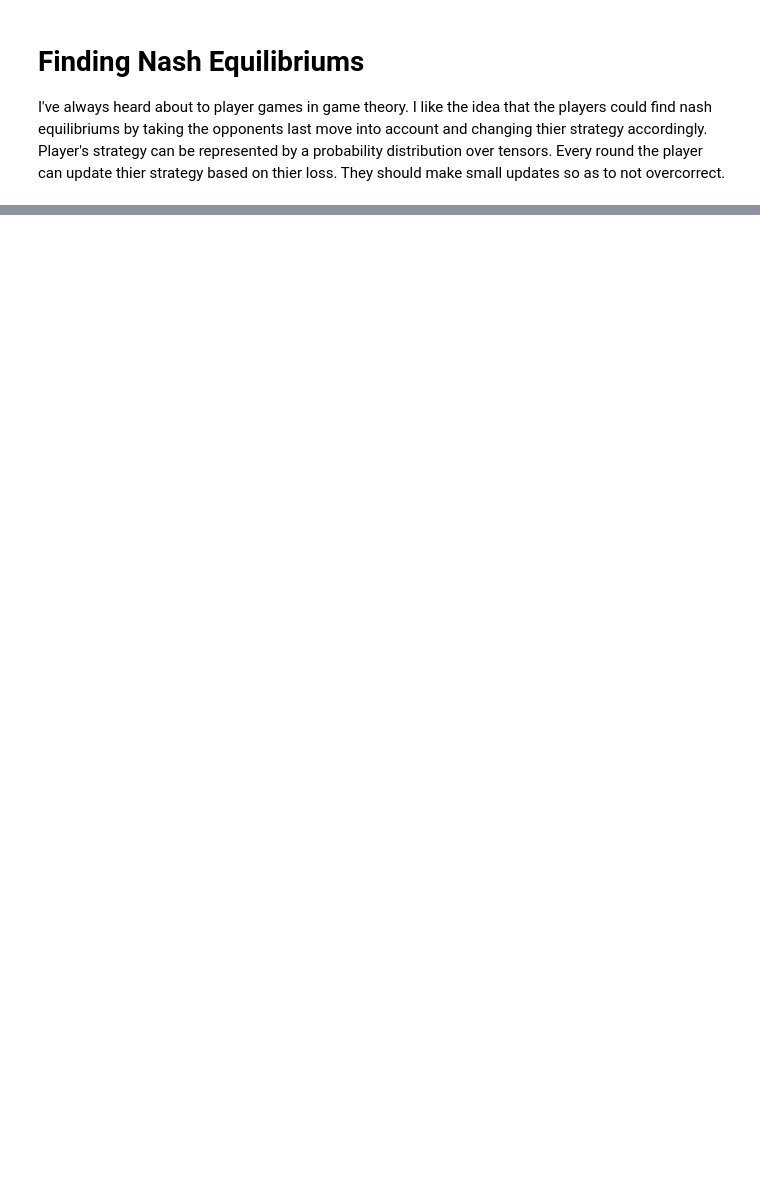
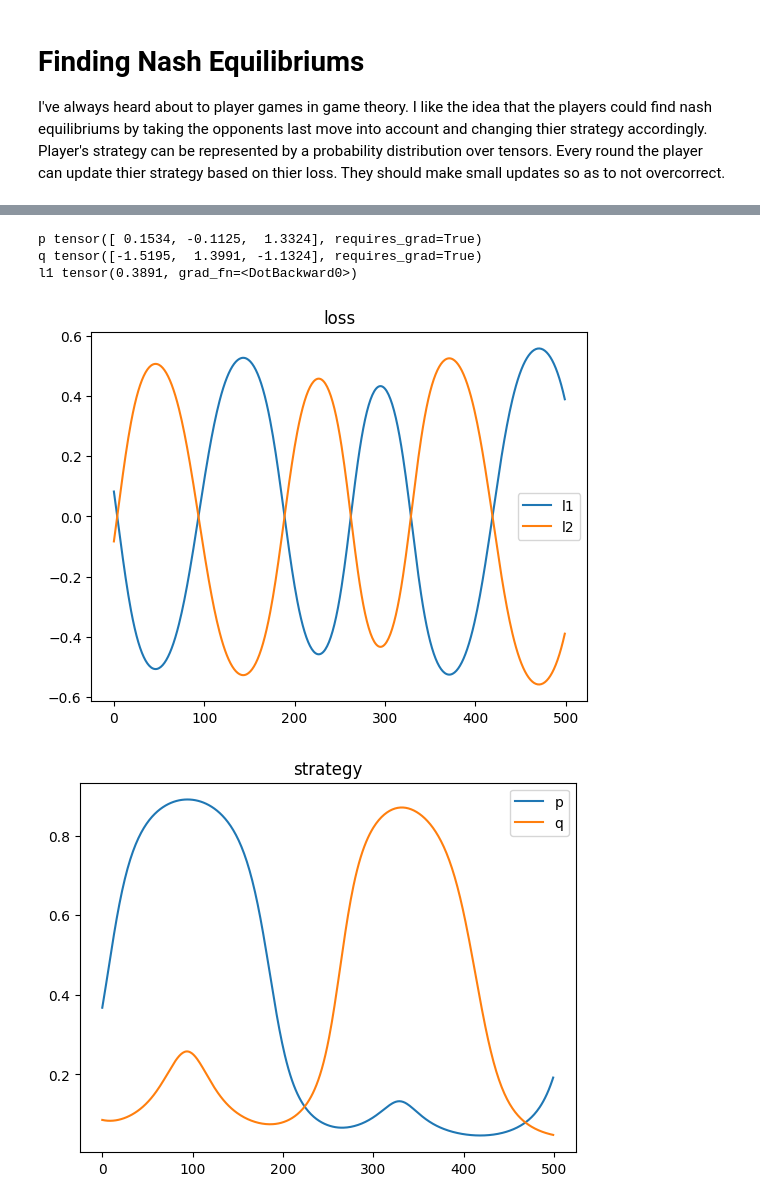
Before and after one commit to JacksonRudd/learn_pytorch, a Jupyter notebook: nash.ipynb, the cells around one changed output, grey strips where cells are left out. Drawn from its saved outputs; the diff is of its cells as text; code cells hidden in the pictures; blank space fills up the shorter version.

```diff
--- a/nash.ipynb
+++ b/nash.ipynb
@@ -83,0 +86,14 @@ solve(game, p_float=.6, q_float=.5,iter=1000)
+# %%
+# Rock paper scissors
+game = torch.tensor([
+    [[0,0],[1,-1], [-1,1]]
+   ,[[-1,1],[0,0], [1,-1]]
+   ,[[1,-1],[-1,1], [0,0]]
+    ],dtype=torch.float)
+solve(game, iter=500, alpha=.1)
+# %% [output]
+p tensor([ 0.1534, -0.1125,  1.3324], requires_grad=True)
+q tensor([-1.5195,  1.3991, -1.1324], requires_grad=True)
+l1 tensor(0.3891, grad_fn=<DotBackward0>)
+[figure, added]
+[figure, added]
```
Also changed, not shown: parts of 3 cells of this notebook.
